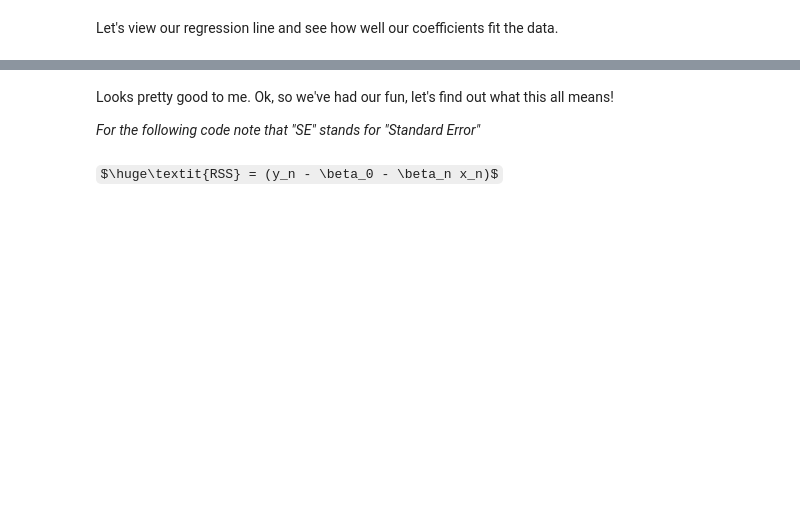
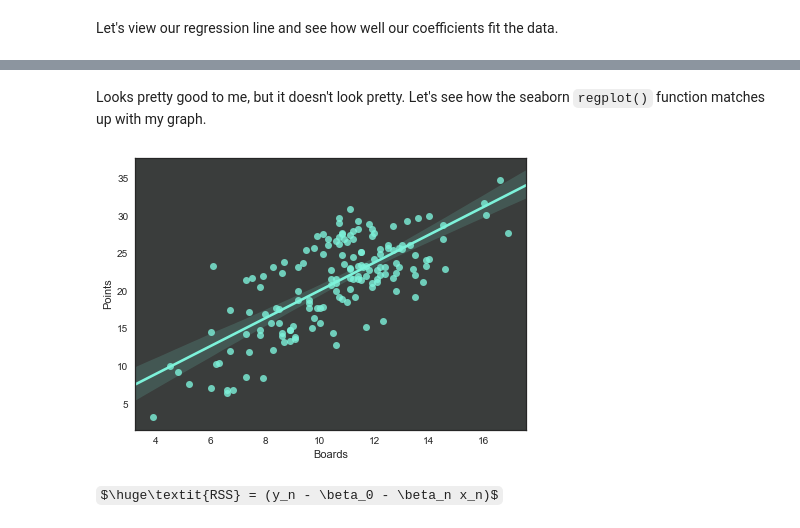
Before and after one commit to dacrands/BasketballRegression, a Jupyter notebook: BasketballIRegressionAnalysis.ipynb, the cells around one changed output, grey strips where cells are left out. Cells and saved outputs as stored; diff of their text form; code cells hidden in the pictures; some formulas as TeX source; blank space fills up the shorter version.

````diff
--- a/BasketballIRegressionAnalysis.ipynb
+++ b/BasketballIRegressionAnalysis.ipynb
@@ -196,7 +215,11 @@ plt.legend()
-# %% [markdown]
-Looks pretty good to me. Ok, so we've had our fun, let's find out what this all means!
-
-*For the following code note that "SE" stands for "Standard Error"*
+# %% [markdown]
+Looks pretty good to me, but it doesn't look pretty. Let's see how the seaborn ```regplot()``` function matches up with my graph.
+# %%
+f, ax = plt.subplots(figsize = (7,5))
+ax.set_facecolor('#3a3d3c')
+ax = sns.regplot(x=boards, y=points, color="#7df2da")
+# %% [output]
+[figure, added]
 # %% [markdown]
 $\huge\textit{RSS} = (y_n - \beta_0 - \beta_n x_n)$
 # %%
````
Also changed, not shown: parts of 29 cells of this notebook.
